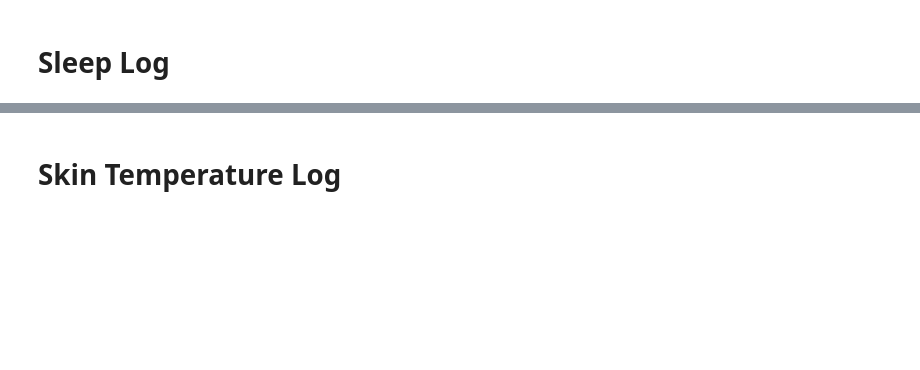
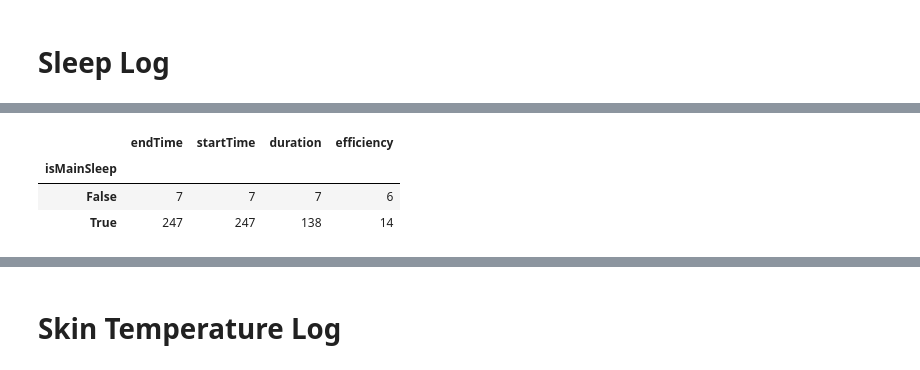
Before and after one commit to Saatvik1/Fishbit, a Jupyter notebook: Initial_Wrangling.ipynb, the cells around one changed output, grey strips where cells are left out. Drawn from its saved outputs; the diff is of its cells as text; code cells hidden in the pictures; blank space fills up the shorter version.

```diff
--- a/Initial_Wrangling.ipynb
+++ b/Initial_Wrangling.ipynb
@@ -225,0 +350,7 @@ sleep_df.info()
+# %%
+sleep_df.groupby('isMainSleep').nunique()
+# %% [output]
+|  | endTime | startTime | duration | efficiency |
+| isMainSleep |  |  |  |  |
+| False | 7 | 7 | 7 | 6 |
+| True | 247 | 247 | 138 | 14 |
```
Also changed, not shown: parts of 25 cells of this notebook.
